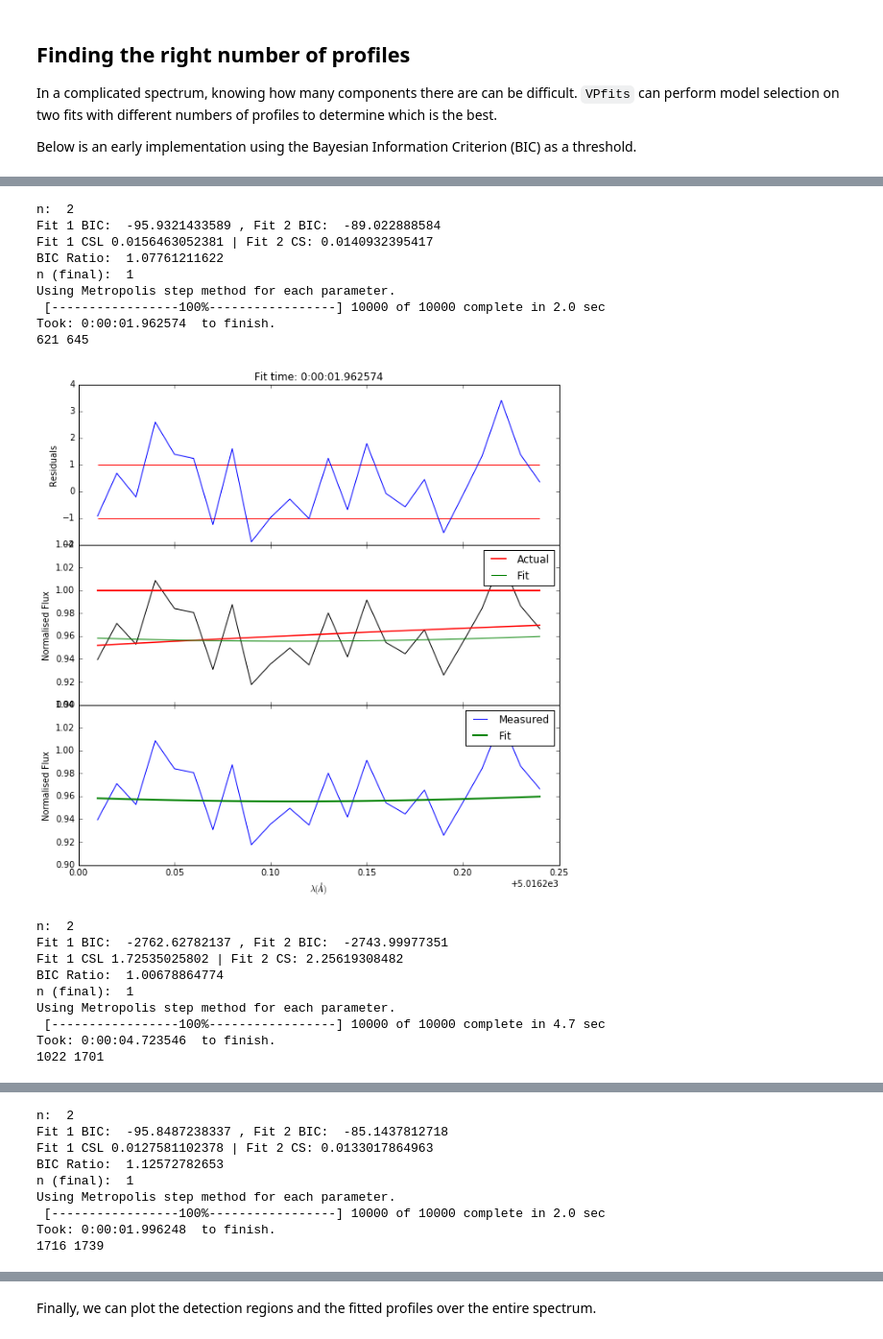
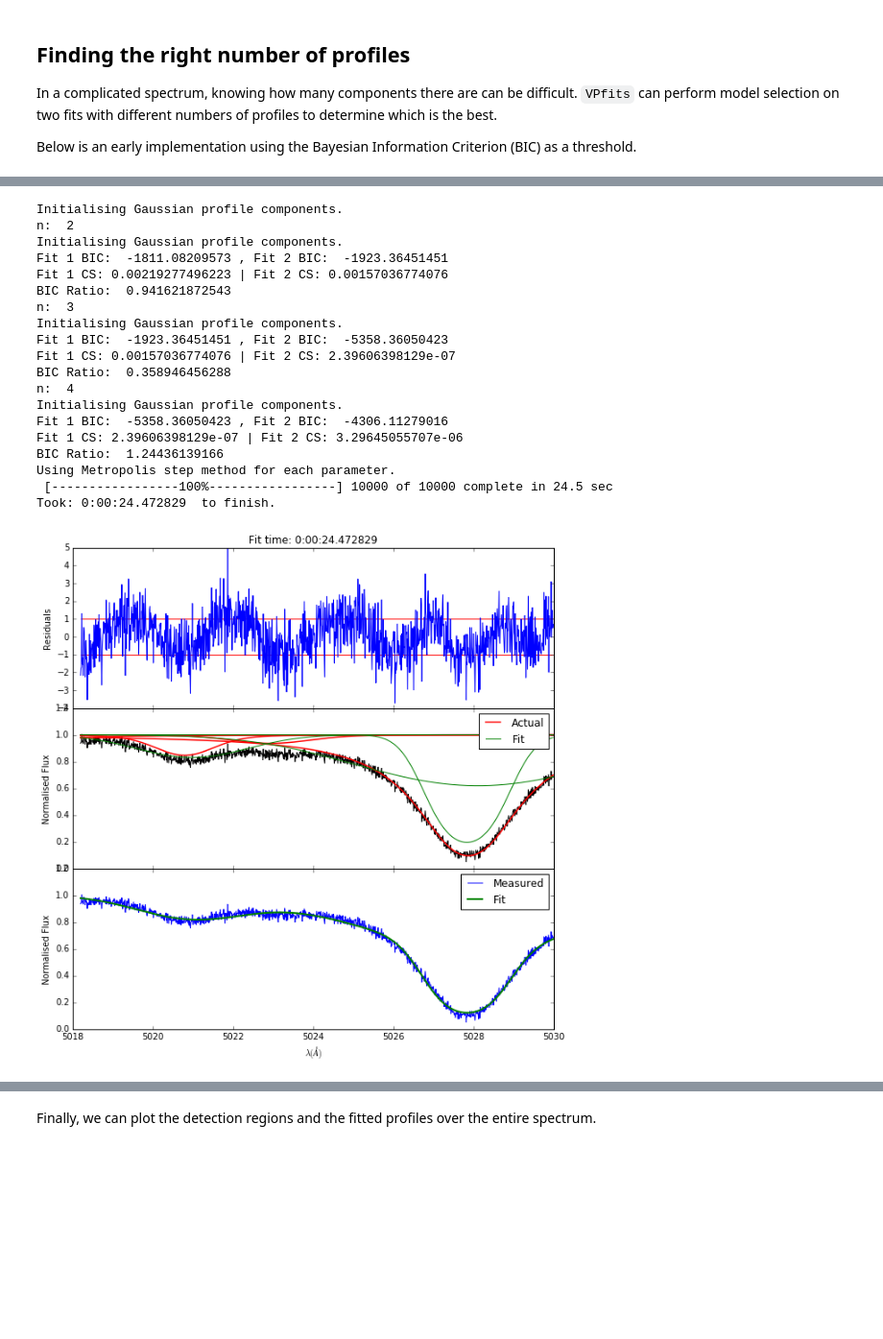
Before and after one commit to sarahappleby/VAMP, a Jupyter notebook: _introduction.ipynb, the cells around one changed output, grey strips where cells are left out. Shown at 96% size. Drawn from its saved outputs; the diff is of its cells as text; code cells hidden in the pictures; blank space fills up the shorter version.

```diff
--- a/_introduction.ipynb
+++ b/_introduction.ipynb
@@ -39,6 +39,7 @@ noise = np.random.normal(0.0, onesigmaerror, len(wavelength_array))
 
 noise_vector = [onesigmaerror]*len(noise)
 flux_array = vpfit.Absorption(sum(clouds['tau'])) + noise
+flux_array[flux_array < 0] = 0
 # %% [markdown]
 ## Fitting
 # %% [markdown]
@@ -154,7 +155,7 @@ Regions are detected based on a detection threshold of 4 sigma. The number of pi
 
 The `compute_detection_regions` function outputs a numpy array of the start and end wavelengths of each region.
 # %%
-min_region_width = 3
+min_region_width = 5
 regions = vpfits.compute_detection_regions(wavelength_array, flux_array, noise_vector,
                                            min_region_width = min_region_width)
 
@@ -215,16 +213,18 @@ Below is an early implementation using the Bayesian Information Criterion (BIC)
 fits = []
 
 for i in range(len(region_arrays)):
+
     wavelengths = region_arrays[i][0]
     fluxes = region_arrays[i][1]
 
     r = 0
     n = 1
+
     vpfit_2 = vpfits.VPfit()
     vpfit_2.initialise_model(wavelengths, fluxes, n)
     vpfit_2.map_estimate()
 
-    while r < 1:
+    while((r < 1) or (vpfits.VPfit.Chisquared(vpfit_2.total.value, fluxes, vpfit_2.std_deviation) > 1.5)):
 
         n += 1
         print "n: ", n
@@ -237,15 +237,16 @@ for i in range(len(region_arrays)):
 
         print "Fit 1 BIC: ", vpfit_1.MAP.BIC, ", Fit 2 BIC: ", vpfit_2.MAP.BIC
 
-        print "Fit 1 CSL", vpfits.VPfit.Chisquared(vpfit_1.total.value, fluxes), "| Fit 2 CS:", \
-            vpfits.VPfit.Chisquared(vpfit_2.total.value, fluxes)
+        print "Fit 1 CS:", vpfits.VPfit.Chisquared(vpfit_1.total.value, fluxes, vpfit_1.std_deviation), "| Fit 2 CS:", \
+            vpfits.VPfit.Chisquared(vpfit_2.total.value, fluxes, vpfit_2.std_deviation)
 
         print "BIC Ratio: ", vpfit_1.MAP.BIC / vpfit_2.MAP.BIC
 
         r = vpfit_1.MAP.BIC / vpfit_2.MAP.BIC
 
     n -= 1
-    print "n (final): ", n
+    #print "n (final): ", n
+
     vpfit_1.mcmc_fit()
 
     fits.append(vpfit_1)
@@ -253,7 +254,5 @@ for i in range(len(region_arrays)):
     start = region_pixels[i][0]
     end = region_pixels[i][1]
 
-    print start, end
-
     vpfit_1.plot(wavelengths, fluxes, clouds, n, start_pix=start, end_pix=end)
 # %% [output]
@@ -270,19 +279,20 @@ Took: 0:00:03.766825  to finish.
+Initialising Gaussian profile components.
 n:  2
-Fit 1 BIC:  -95.9321433589 , Fit 2 BIC:  -89.022888584
-Fit 1 CSL 0.0156463052381 | Fit 2 CS: 0.0140932395417
-BIC Ratio:  1.07761211622
-n (final):  1
+Initialising Gaussian profile components.
+Fit 1 BIC:  -1811.08209573 , Fit 2 BIC:  -1923.36451451
+Fit 1 CS: 0.00219277496223 | Fit 2 CS: 0.00157036774076
+BIC Ratio:  0.941621872543
+n:  3
+Initialising Gaussian profile components.
+Fit 1 BIC:  -1923.36451451 , Fit 2 BIC:  -5358.36050423
+Fit 1 CS: 0.00157036774076 | Fit 2 CS: 2.39606398129e-07
+BIC Ratio:  0.358946456288
+n:  4
+Initialising Gaussian profile components.
+Fit 1 BIC:  -5358.36050423 , Fit 2 BIC:  -4306.11279016
+Fit 1 CS: 2.39606398129e-07 | Fit 2 CS: 3.29645055707e-06
+BIC Ratio:  1.24436139166
 Using Metropolis step method for each parameter.
- [-----------------100%-----------------] 10000 of 10000 complete in 2.0 sec
-Took: 0:00:01.962574  to finish.
-621 645
+ [-----------------100%-----------------] 10000 of 10000 complete in 24.5 sec
+Took: 0:00:24.472829  to finish.
-[figure, old version]
+[figure, new version]
-n:  2
-Fit 1 BIC:  -2762.62782137 , Fit 2 BIC:  -2743.99977351
-Fit 1 CSL 1.72535025802 | Fit 2 CS: 2.25619308482
-BIC Ratio:  1.00678864774
-n (final):  1
-Using Metropolis step method for each parameter.
- [-----------------100%-----------------] 10000 of 10000 complete in 4.7 sec
-Took: 0:00:04.723546  to finish.
-1022 1701
@@ -290,9 +298,0 @@ Took: 0:00:04.723546  to finish.
-n:  2
-Fit 1 BIC:  -95.8487238337 , Fit 2 BIC:  -85.1437812718
-Fit 1 CSL 0.0127581102378 | Fit 2 CS: 0.0133017864963
-BIC Ratio:  1.12572782653
-n (final):  1
-Using Metropolis step method for each parameter.
- [-----------------100%-----------------] 10000 of 10000 complete in 2.0 sec
-Took: 0:00:01.996248  to finish.
-1716 1739
```
Also changed, not shown: parts of 15 cells of this notebook, 1 other file.
